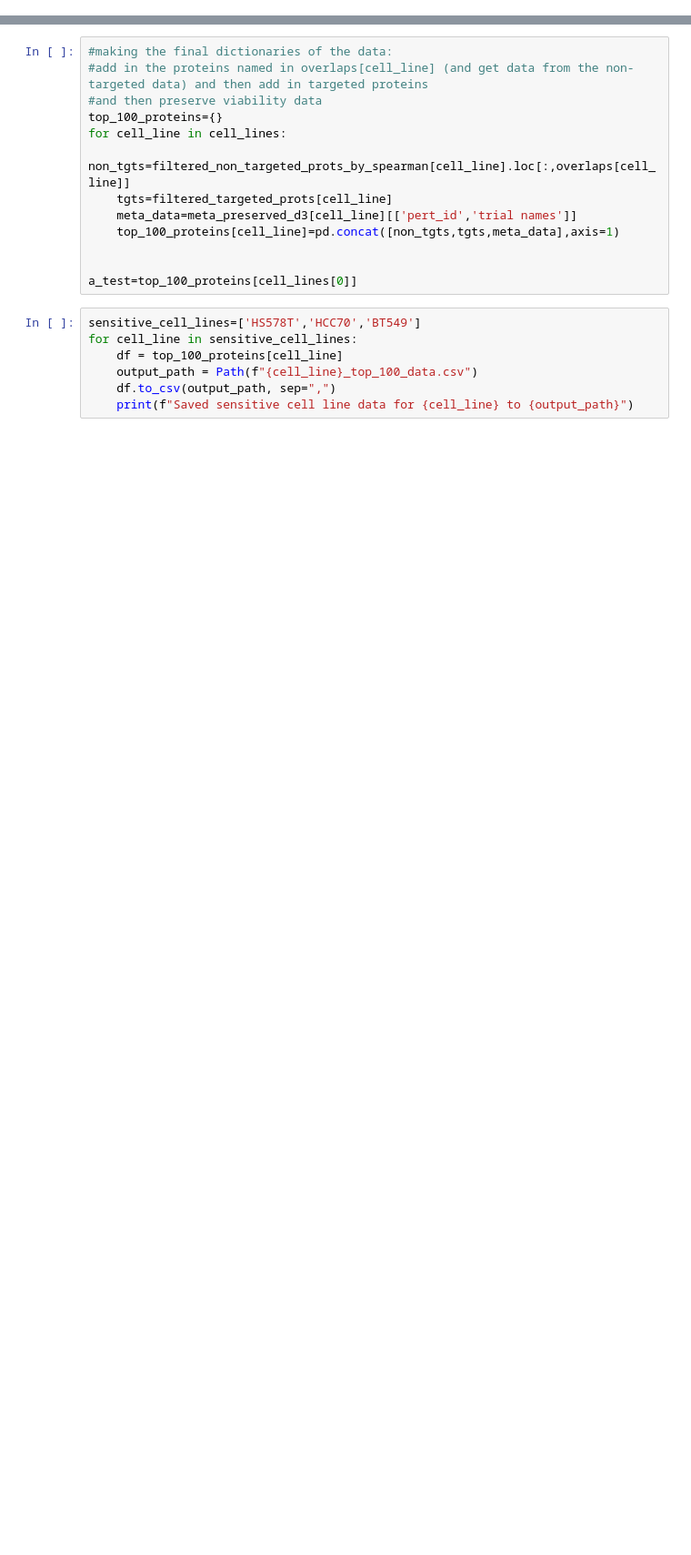
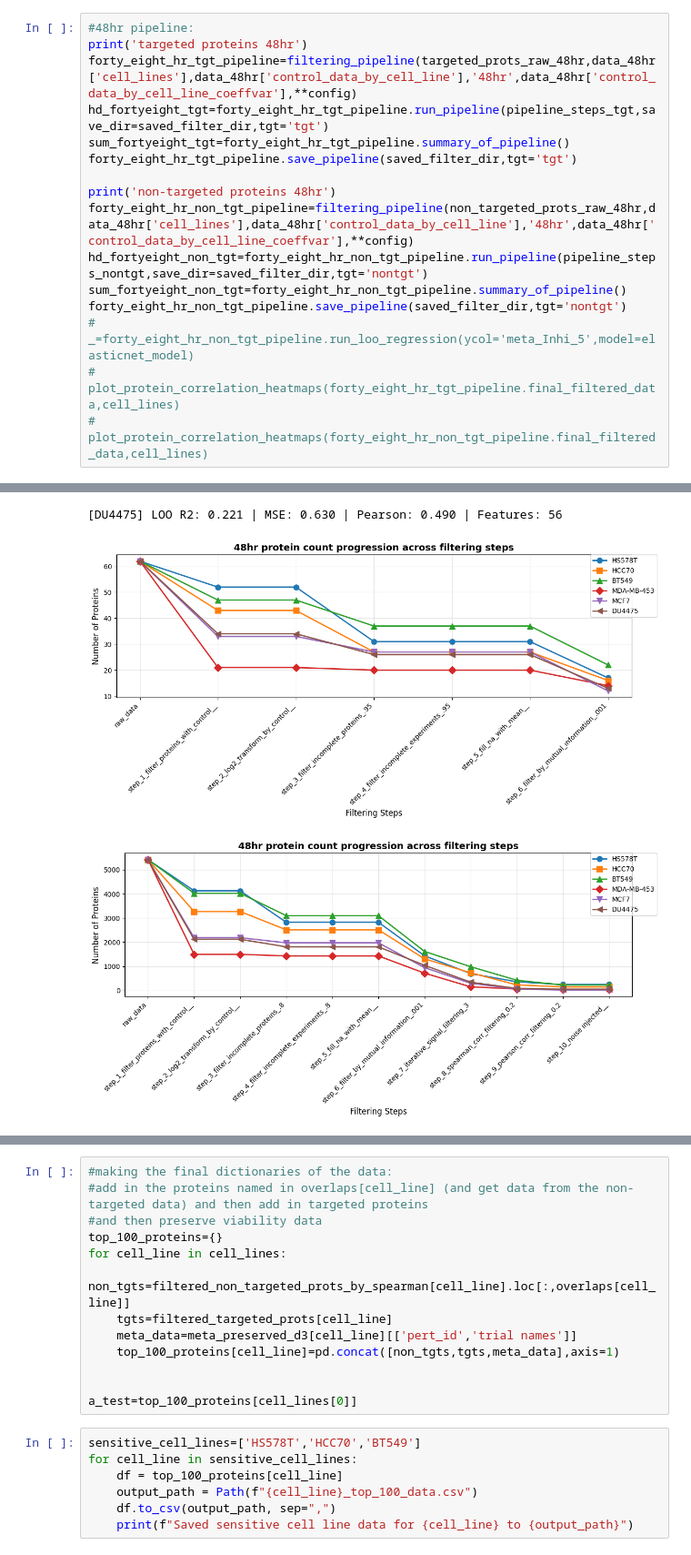
Before and after one commit to sanderlab/cellbox_torch, a Jupyter notebook: Abdullah_kuziez/preprocessing/TNBC_notebooks/AK_TNBC_preprocessing.ipynb, the cells around one changed output, grey strips where cells are left out. Shown at 91% size. Cells and saved outputs as stored; diff of their text form; blank space fills up the shorter version.

```diff
--- a/Abdullah_kuziez/preprocessing/TNBC_notebooks/AK_TNBC_preprocessing.ipynb
+++ b/Abdullah_kuziez/preprocessing/TNBC_notebooks/AK_TNBC_preprocessing.ipynb
@@ -424,0 +187,17 @@ Cell line: DU4475 | LOO R2: 0.358 | LOO MSE: 0.530 | Pearson: 0.629 | Num featur
+# %%
+#48hr pipeline:
+print('targeted proteins 48hr')
+forty_eight_hr_tgt_pipeline=filtering_pipeline(targeted_prots_raw_48hr,data_48hr['cell_lines'],data_48hr['control_data_by_cell_line'],'48hr',data_48hr['control_data_by_cell_line_coeffvar'],**config)
+hd_fortyeight_tgt=forty_eight_hr_tgt_pipeline.run_pipeline(pipeline_steps_tgt,save_dir=saved_filter_dir,tgt='tgt')
+sum_fortyeight_tgt=forty_eight_hr_tgt_pipeline.summary_of_pipeline()
+forty_eight_hr_tgt_pipeline.save_pipeline(saved_filter_dir,tgt='tgt')
+
+print('non-targeted proteins 48hr')
+forty_eight_hr_non_tgt_pipeline=filtering_pipeline(non_targeted_prots_raw_48hr,data_48hr['cell_lines'],data_48hr['control_data_by_cell_line'],'48hr',data_48hr['control_data_by_cell_line_coeffvar'],**config)
+hd_fortyeight_non_tgt=forty_eight_hr_non_tgt_pipeline.run_pipeline(pipeline_steps_nontgt,save_dir=saved_filter_dir,tgt='nontgt')
+sum_fortyeight_non_tgt=forty_eight_hr_non_tgt_pipeline.summary_of_pipeline()
+forty_eight_hr_non_tgt_pipeline.save_pipeline(saved_filter_dir,tgt='nontgt')
+# _=forty_eight_hr_non_tgt_pipeline.run_loo_regression(ycol='meta_Inhi_5',model=elasticnet_model)
+# plot_protein_correlation_heatmaps(forty_eight_hr_tgt_pipeline.final_filtered_data,cell_lines)
+# plot_protein_correlation_heatmaps(forty_eight_hr_non_tgt_pipeline.final_filtered_data,cell_lines)
+# %% [output]
@@ -424,0 +226,3 @@ Cell line: DU4475 | LOO R2: 0.358 | LOO MSE: 0.530 | Pearson: 0.629 | Num featur
+[DU4475] LOO R2: 0.221 | MSE: 0.630 | Pearson: 0.490 | Features: 56
+[figure, added]
+[figure, added]
```
Also changed, not shown: parts of 51 cells of this notebook, 58 other files.
